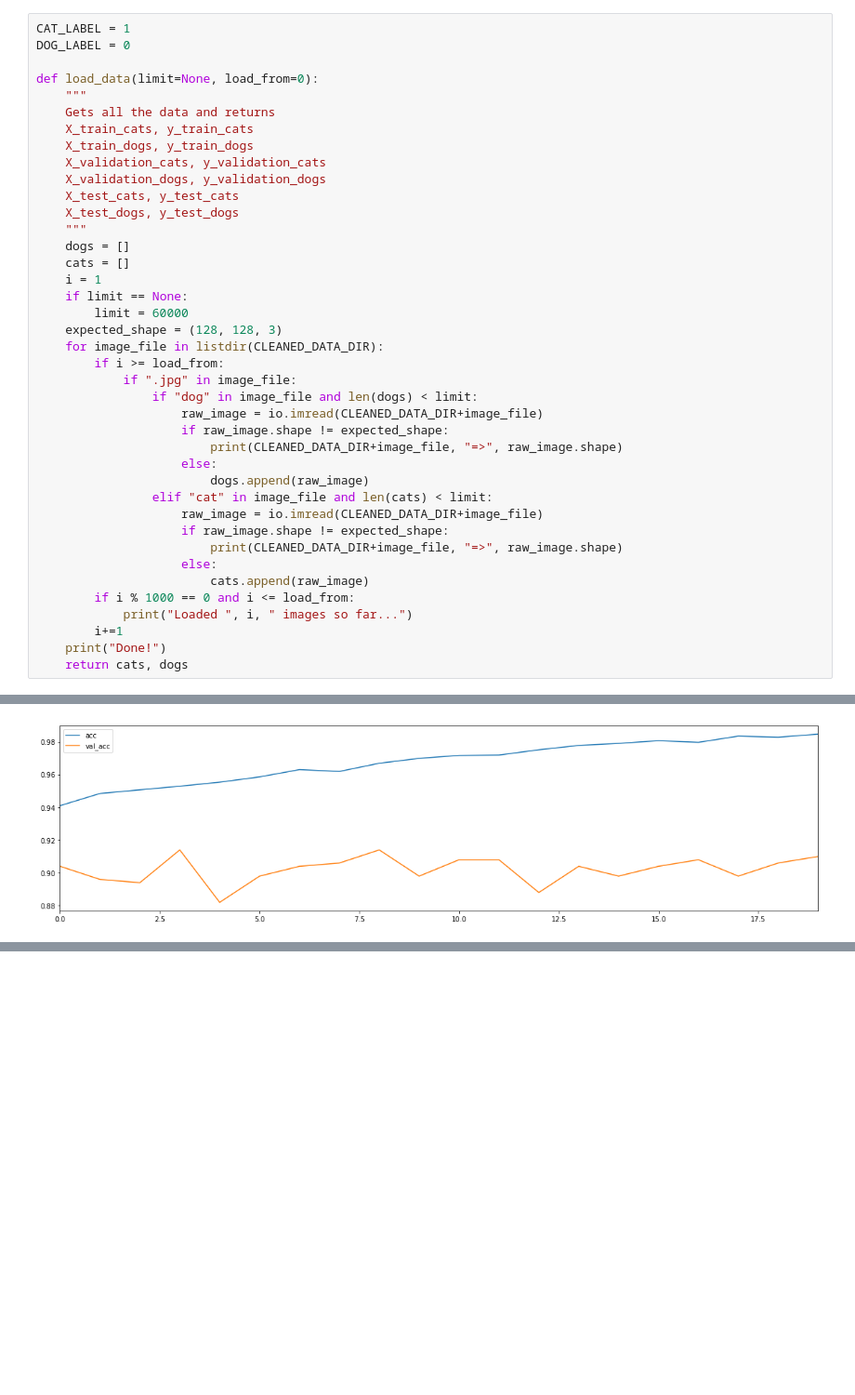
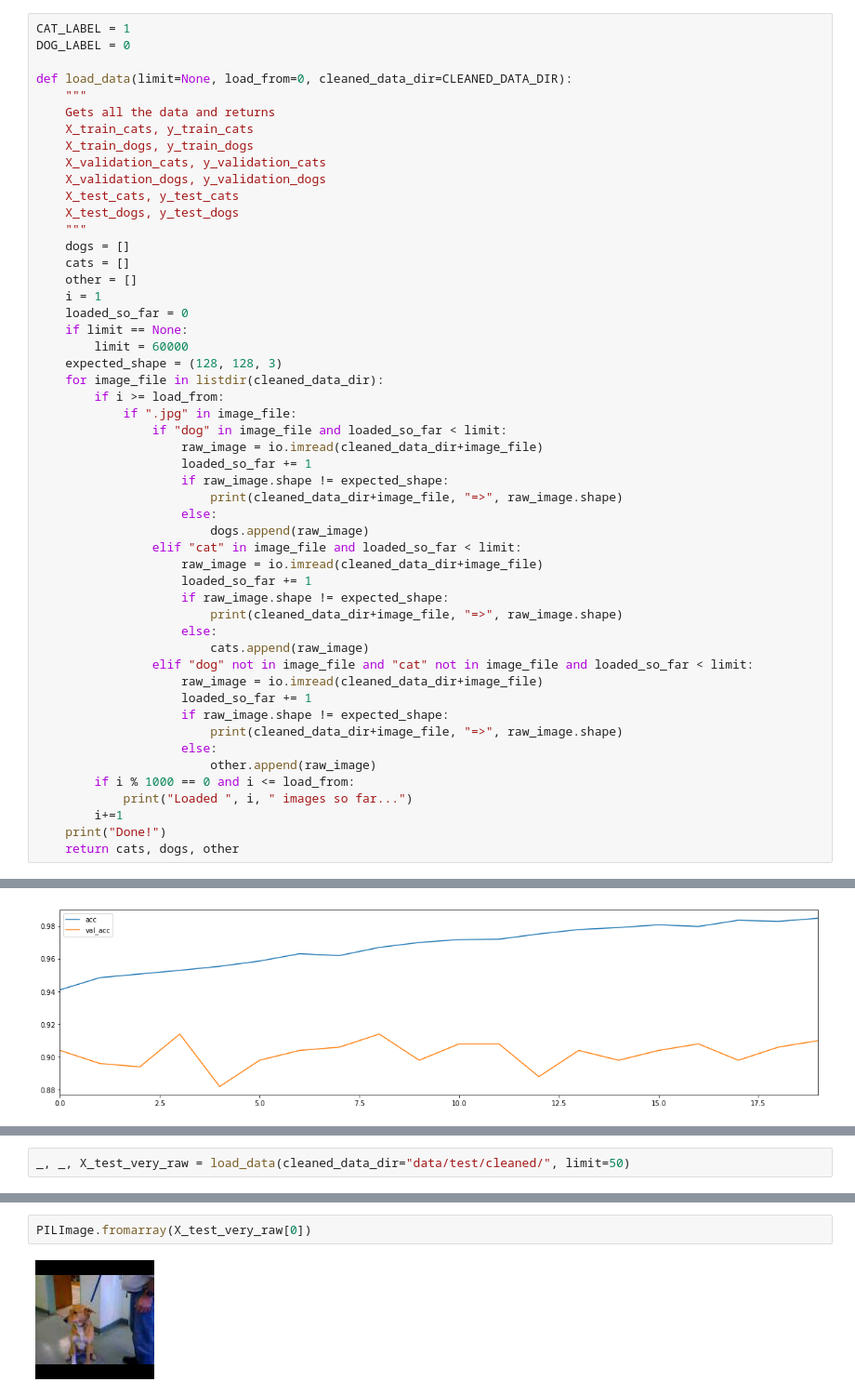
Before and after one commit to moriano/loco-learning, a Jupyter notebook: cats-vs-dogs/cats-vs-dogs-transferLearning.ipynb, the cells around one changed output, grey strips where cells are left out. Shown at 93% size. Cells and saved outputs as stored; diff of their text form; blank space fills up the shorter version.

```diff
--- a/cats-vs-dogs/cats-vs-dogs-transferLearning.ipynb
+++ b/cats-vs-dogs/cats-vs-dogs-transferLearning.ipynb
@@ -163,7 +163,7 @@ if False:
 CAT_LABEL = 1
 DOG_LABEL = 0
 
-def load_data(limit=None, load_from=0):
+def load_data(limit=None, load_from=0, cleaned_data_dir=CLEANED_DATA_DIR):
     """
     Gets all the data and returns
     X_train_cats, y_train_cats
@@ -175,28 +175,39 @@ def load_data(limit=None, load_from=0):
     """
     dogs = []
     cats = []
+    other = []
     i = 1
+    loaded_so_far = 0
     if limit == None:
         limit = 60000
     expected_shape = (128, 128, 3)
-    for image_file in listdir(CLEANED_DATA_DIR):
+    for image_file in listdir(cleaned_data_dir):
         if i >= load_from:
             if ".jpg" in image_file:
-                if "dog" in image_file and len(dogs) < limit:
-                    raw_image = io.imread(CLEANED_DATA_DIR+image_file)
+                if "dog" in image_file and loaded_so_far < limit:
+                    raw_image = io.imread(cleaned_data_dir+image_file)
+                    loaded_so_far += 1
                     if raw_image.shape != expected_shape:
-                        print(CLEANED_DATA_DIR+image_file, "=>", raw_image.shape)
+                        print(cleaned_data_dir+image_file, "=>", raw_image.shape)
                     else:
                         dogs.append(raw_image)
-                elif "cat" in image_file and len(cats) < limit:
-                    raw_image = io.imread(CLEANED_DATA_DIR+image_file)
+                elif "cat" in image_file and loaded_so_far < limit:
+                    raw_image = io.imread(cleaned_data_dir+image_file)
+                    loaded_so_far += 1
                     if raw_image.shape != expected_shape:
-                        print(CLEANED_DATA_DIR+image_file, "=>", raw_image.shape)
+                        print(cleaned_data_dir+image_file, "=>", raw_image.shape)
                     else:
                         cats.append(raw_image)
+                elif "dog" not in image_file and "cat" not in image_file and loaded_so_far < limit:
+                    raw_image = io.imread(cleaned_data_dir+image_file)
+                    loaded_so_far += 1
+                    if raw_image.shape != expected_shape:
+                        print(cleaned_data_dir+image_file, "=>", raw_image.shape)
+                    else:
+                        other.append(raw_image)
         if i % 1000 == 0 and i <= load_from:
             print("Loaded ", i, " images so far...")
         i+=1
     print("Done!")
-    return cats, dogs
+    return cats, dogs, other
 # %%
@@ -498,0 +563,2 @@ plt.show()
+# %%
+_, _, X_test_very_raw = load_data(cleaned_data_dir="data/test/cleaned/", limit=50)
@@ -498,0 +583,4 @@ plt.show()
+# %%
+PILImage.fromarray(X_test_very_raw[0])
+# %% [output]
+[figure, added]
```
Also changed, not shown: parts of 19 cells of this notebook.
